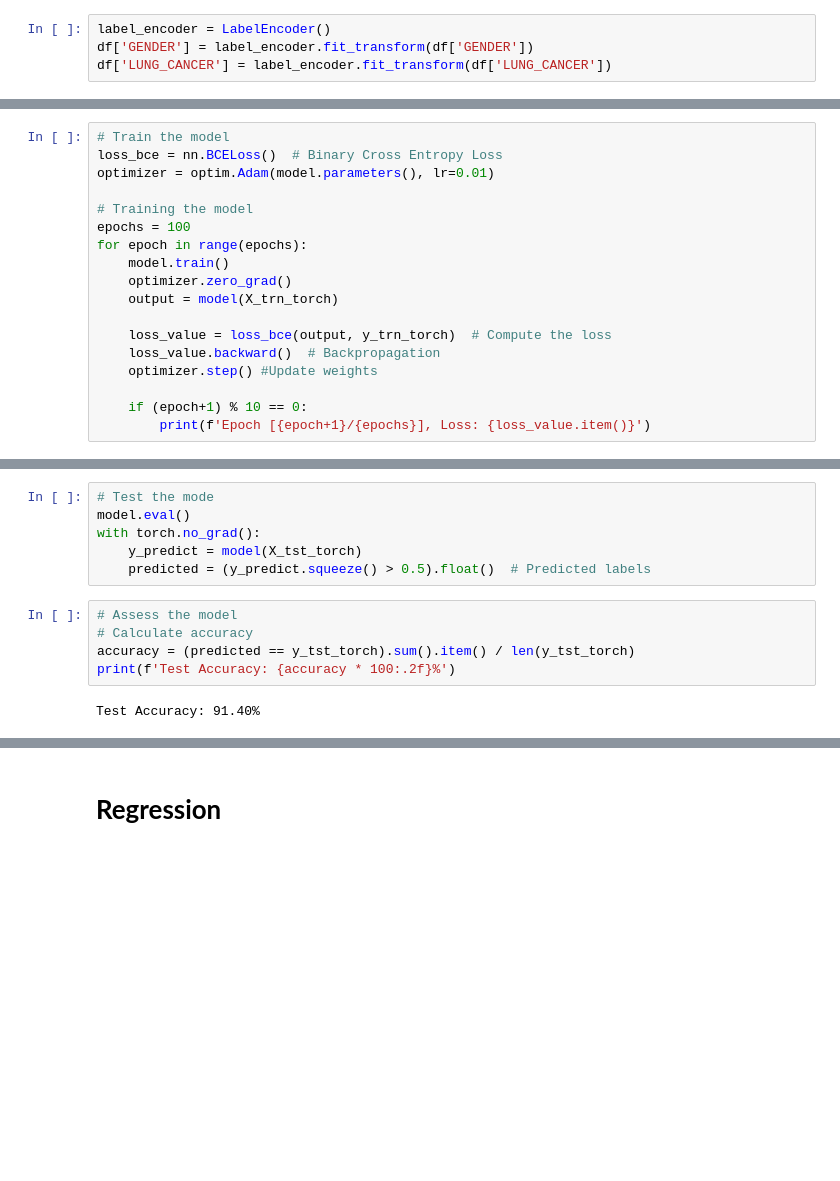
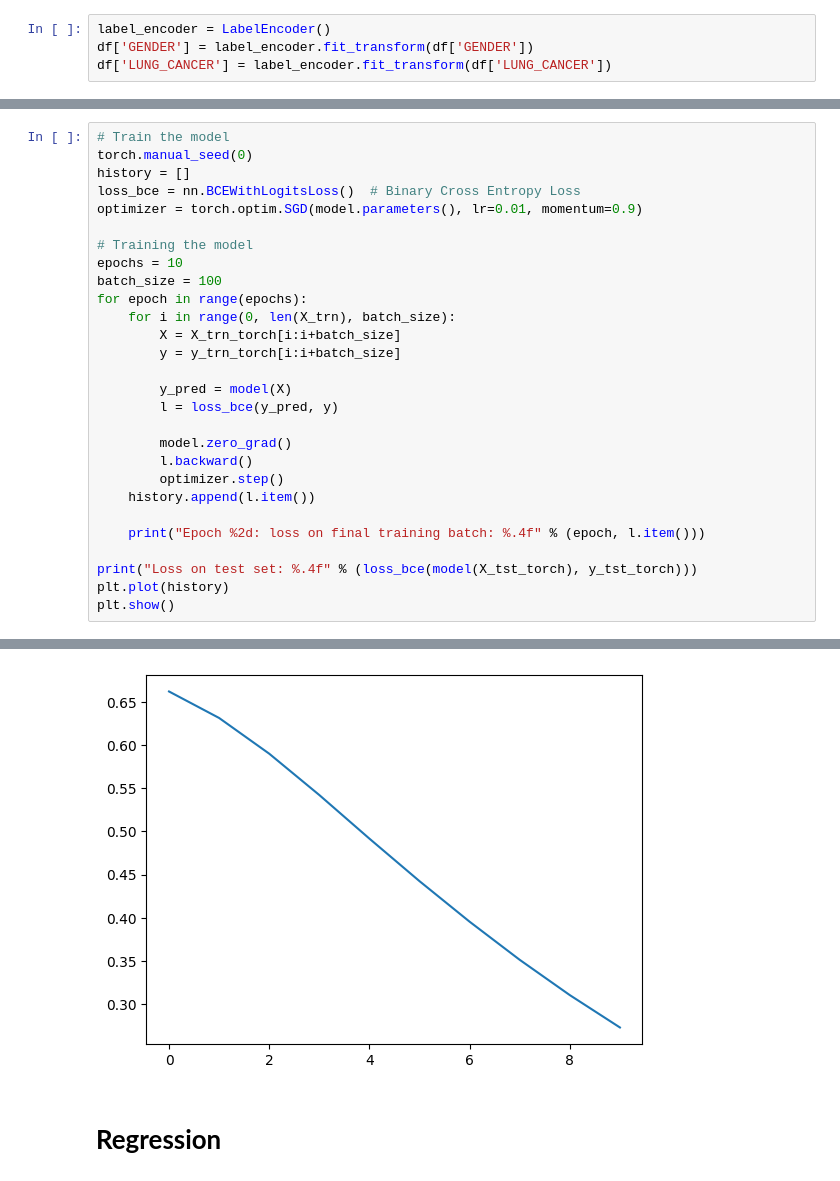
Before and after one commit to HanaeELMEKKI/COMP-6321-Assignment-1, a Jupyter notebook: Question3/Implementation_Question_3.ipynb, the cells around one changed output, grey strips where cells are left out. Drawn from its saved outputs; the diff is of its cells as text; blank space fills up the shorter version.

```diff
--- a/Question3/Implementation_Question_3.ipynb
+++ b/Question3/Implementation_Question_3.ipynb
@@ -51,19 +58 @@ model = nn.Sequential(
 )
-# %%
-# Train the model
-loss_bce = nn.BCELoss()  # Binary Cross Entropy Loss
-optimizer = optim.Adam(model.parameters(), lr=0.01)
-
-# Training the model
-epochs = 100
-for epoch in range(epochs):
-    model.train()
-    optimizer.zero_grad()
-    output = model(X_trn_torch)
-
-    loss_value = loss_bce(output, y_trn_torch)  # Compute the loss
-    loss_value.backward()  # Backpropagation
-    optimizer.step() #Update weights
-
-    if (epoch+1) % 10 == 0:
-        print(f'Epoch [{epoch+1}/{epochs}], Loss: {loss_value.item()}')
@@ -81,13 +59,29 @@ Epoch [100/100], Loss: 0.13271206617355347
-# %%
-# Test the mode
-model.eval()
-with torch.no_grad():
-    y_predict = model(X_tst_torch)
-    predicted = (y_predict.squeeze() > 0.5).float()  # Predicted labels
-# %%
-# Assess the model
-# Calculate accuracy
-accuracy = (predicted == y_tst_torch).sum().item() / len(y_tst_torch)
-print(f'Test Accuracy: {accuracy * 100:.2f}%')
-# %% [output]
-Test Accuracy: 91.40%
+# %%
+# Train the model
+torch.manual_seed(0)
+history = []
+loss_bce = nn.BCEWithLogitsLoss()  # Binary Cross Entropy Loss
+optimizer = torch.optim.SGD(model.parameters(), lr=0.01, momentum=0.9)
+
+# Training the model
+epochs = 10
+batch_size = 100
+for epoch in range(epochs):
+    for i in range(0, len(X_trn), batch_size):
+        X = X_trn_torch[i:i+batch_size]
+        y = y_trn_torch[i:i+batch_size]
+
+        y_pred = model(X)
+        l = loss_bce(y_pred, y)
+
+        model.zero_grad()
+        l.backward()
+        optimizer.step()
+    history.append(l.item())
+
+    print("Epoch %2d: loss on final training batch: %.4f" % (epoch, l.item()))
+
+print("Loss on test set: %.4f" % (loss_bce(model(X_tst_torch), y_tst_torch)))
+plt.plot(history)
+plt.show()
+# %% [output]
@@ -94,3 +99,4 @@ Test Accuracy: 91.40%
+[figure, added]
 # %% [markdown]
 # **Regression**
 # %%
```
Also changed, not shown: parts of 13 cells of this notebook.
